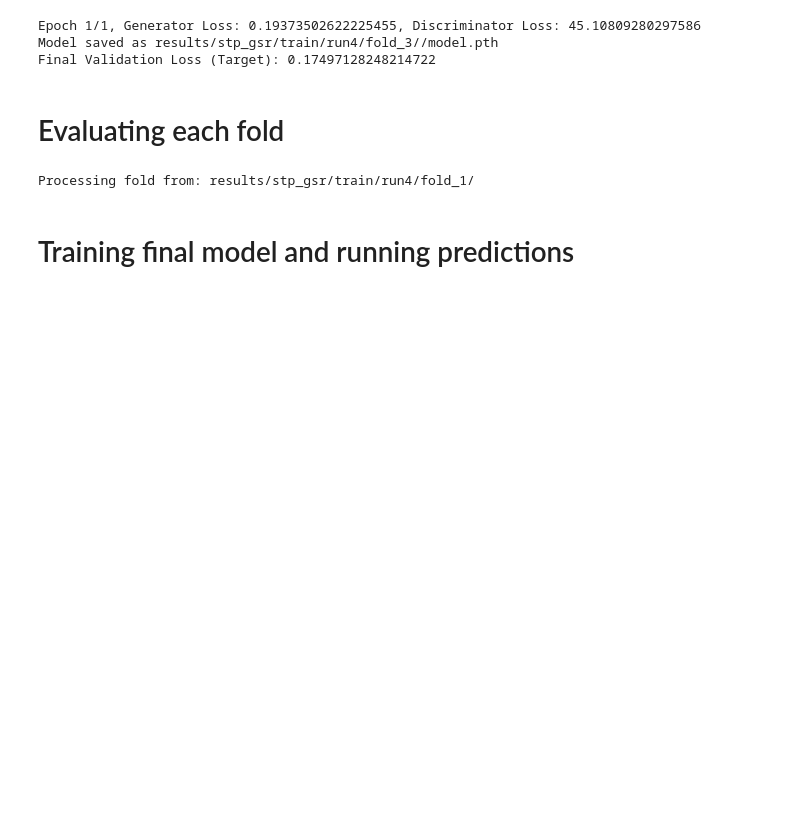
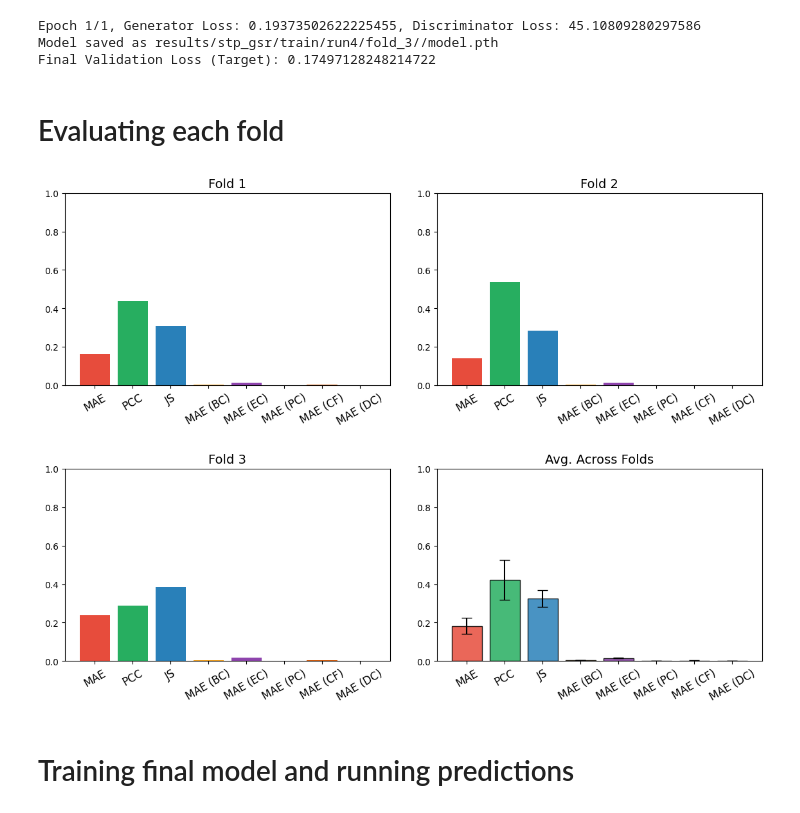
Before and after one commit to kashparty/STP-GSR, a Jupyter notebook: main.ipynb, the cells around one changed output. Drawn from its saved outputs; the diff is of its cells as text; code cells hidden in the pictures; blank space fills up the shorter version.

Commit message:
improve visual clarity in plots

```diff
--- a/main.ipynb
+++ b/main.ipynb
@@ -224,42 +224,46 @@ for res_dir in res_dirs:
 
         pred_1d_list.append(MatrixVectorizer.vectorize(pred_matrices[i]))
         gt_1d_list.append(MatrixVectorizer.vectorize(true_matrices[i]))
 
     # Aggregate per-fold results
     pred_1d = np.concatenate(pred_1d_list)
     gt_1d = np.concatenate(gt_1d_list)
 
     fold_results["MAE"].append(mean_absolute_error(pred_1d, gt_1d))
     fold_results["PCC"].append(pearsonr(pred_1d, gt_1d)[0])
     fold_results["JS"].append(jensenshannon(pred_1d, gt_1d))
     fold_results["MAE (BC)"].append(np.mean(mae_bc))
     fold_results["MAE (EC)"].append(np.mean(mae_ec))
     fold_results["MAE (PC)"].append(np.mean(mae_pc))
     fold_results["MAE (CF)"].append(np.mean(mae_cf))
     fold_results["MAE (DC)"].append(np.mean(mae_dc))
 
 # average over all folds, with error bars
 means = [np.mean(fold_results[m]) for m in metrics]
 stds = [np.std(fold_results[m]) for m in metrics]
 
+custom_colors = ['#E74C3C', '#27AE60', '#2980B9', '#F39C12', '#8E44AD', '#1ABC9C', '#D35400', '#3498DB']
 
-# polts
-fig, axes = plt.subplots(2, 2, figsize=(10, 8))
+fig, axes = plt.subplots(2, 2, figsize=(12, 9))
 axes = axes.flatten()
-colors = ['red', 'green', 'blue', 'purple', 'orange', 'cyan', 'yellow', 'pink']
+
+label_rotation = 30
+
 for i, res_dir in enumerate(res_dirs):
-    axes[i].bar(metrics, [fold_results[m][i] for m in metrics], color=colors)
-    axes[i].set_title(f'Fold {i+1}')
+    axes[i].bar(metrics, [fold_results[m][i] for m in metrics], color=custom_colors)
+    axes[i].set_title(f'Fold {i+1}', fontsize=14)
     axes[i].set_ylim(0, 1)
+    axes[i].tick_params(axis='x', rotation=label_rotation, labelsize=12)
 
-axes[3].bar(metrics, means, yerr=stds, capsize=5, color=colors)
-axes[3].set_title('Avg. Across Folds')
+axes[3].bar(metrics, means, yerr=stds, capsize=6, color=custom_colors, alpha=0.85, edgecolor='black')
+axes[3].set_title('Avg. Across Folds', fontsize=14)
 axes[3].set_ylim(0, 1)
+axes[3].tick_params(axis='x', rotation=label_rotation, labelsize=12)
 
-plt.tight_layout()
+plt.tight_layout(pad=3.0)
 plt.show()
 # %% [output]
-Processing fold from: results/stp_gsr/train/run4/fold_1/
+[figure, added]
 # %% [markdown]
 # Training final model and running predictions
 # %%
```
